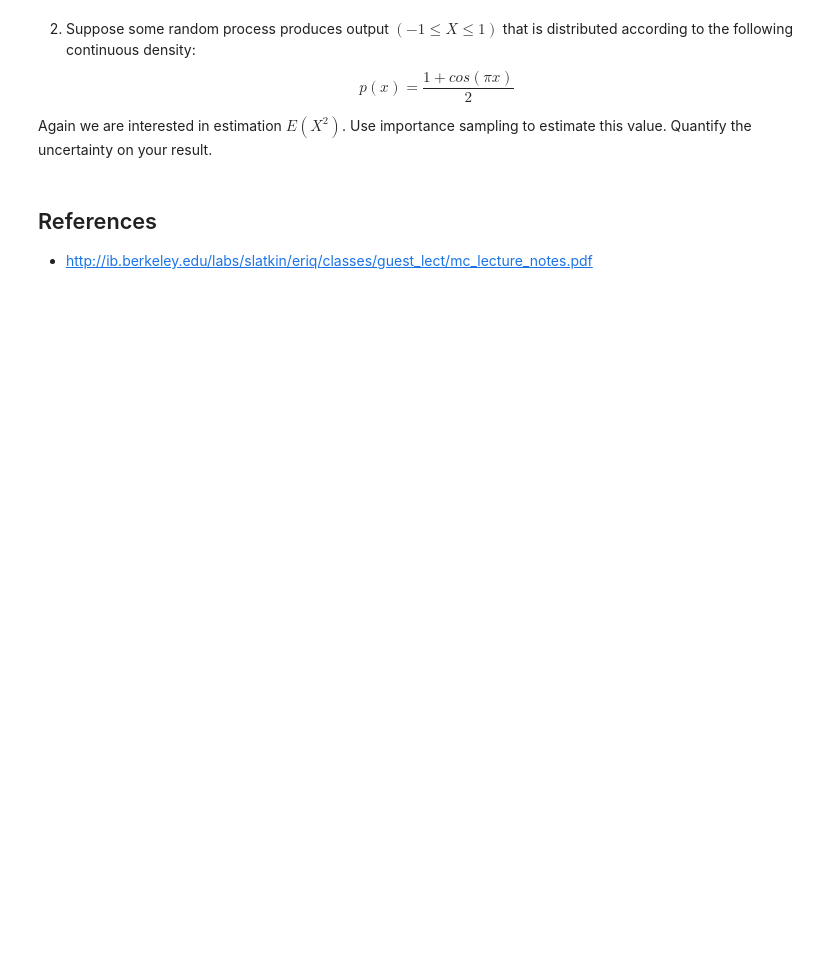
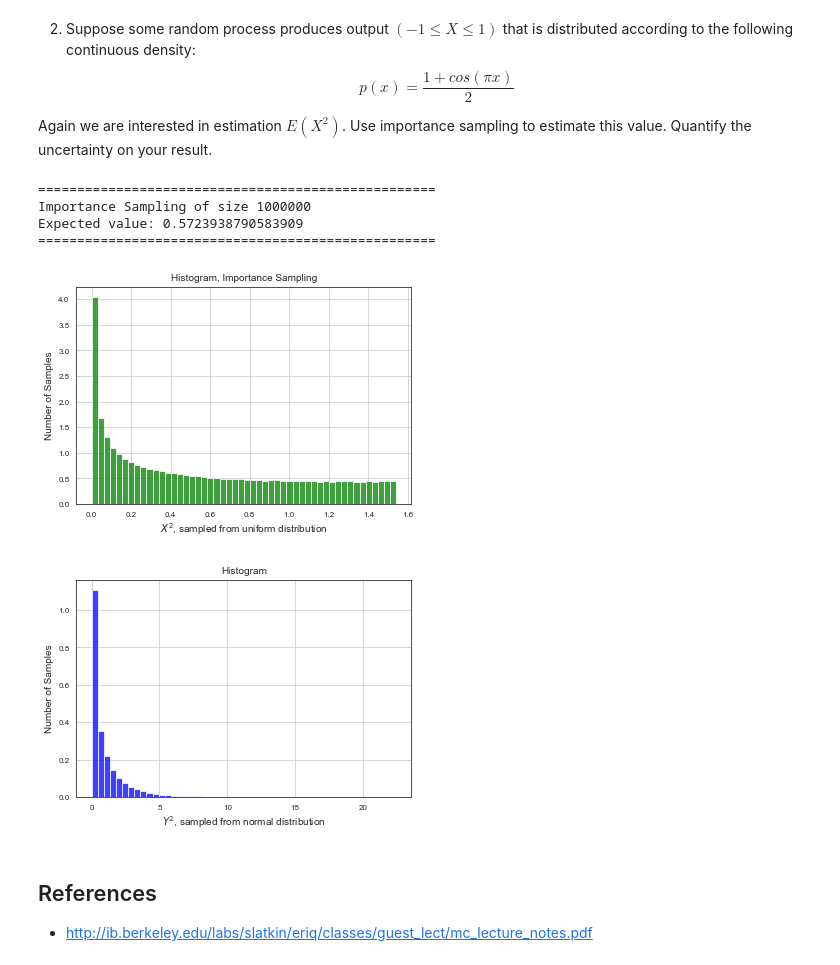
Before and after one commit to VictorZuanazzi/monte-carlo, a Jupyter notebook: 6.7 Monte Carlo and Importance Sampling.ipynb, the cells around one changed output. Drawn from its saved outputs; the diff is of its cells as text; code cells hidden in the pictures; blank space fills up the shorter version.

```diff
--- a/6.7 Monte Carlo and Importance Sampling.ipynb
+++ b/6.7 Monte Carlo and Importance Sampling.ipynb
@@ -115,3 +159,12 @@ Again we are interested in estimation $E(X^2)$. Use importance sampling to estim
+# %%
+Importance_Sampling_2(1e6)
+# %% [output]
+===================================================
+Importance Sampling of size 1000000
+Expected value: 0.5723938790583909
+===================================================
+[figure, added]
+[figure, added]
 # %% [markdown]
 ## References
 
```
Also changed, not shown: parts of 3 cells of this notebook, 2 other files.
